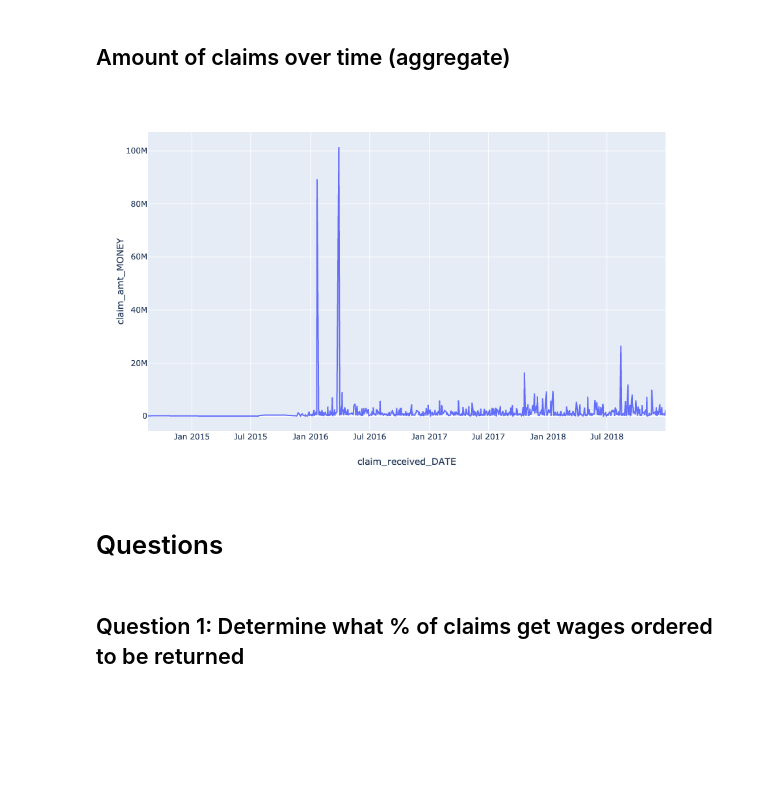
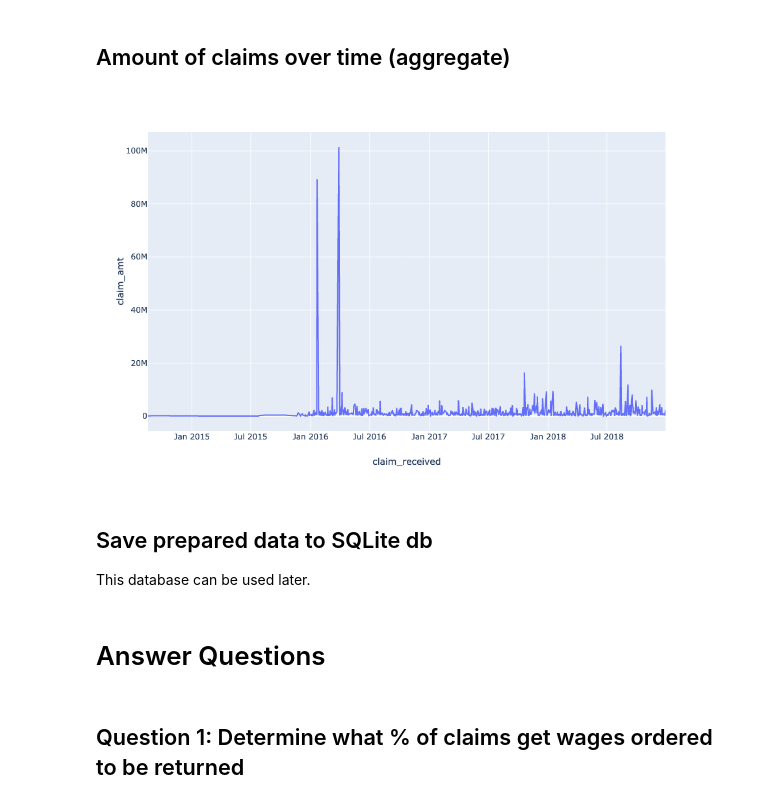
Before and after one commit to code-for-charlottesville/LAJC-Wage-Theft-Data, a Jupyter notebook: Work in progress/alvarado.ipynb, the cells around one changed output. Saved outputs shown, nothing was run; the diff lists cells and outputs as text; code cells hidden in the pictures; blank space fills up the shorter version.

Commit message:
Fixed money cols and other things

```diff
--- a/Work in progress/alvarado.ipynb
+++ b/Work in progress/alvarado.ipynb
@@ -205,0 +254,2 @@ with sqlite3.connect('lajc.db') as db:
+# %%
+df[bool_cols] = df[bool_cols].fillna('').astype('bool')
@@ -205,0 +268,2 @@ with sqlite3.connect('lajc.db') as db:
+# %%
+df['zip']  = df['zip'].fillna(0).astype('int')
@@ -205,0 +281,4 @@ with sqlite3.connect('lajc.db') as db:
+# %%
+nonempty_cols = codebook[~codebook['Values'].str.match('All missing')].index.tolist()
+# %%
+df = df[nonempty_cols]
@@ -231,7 +331,11 @@ px.line(df.groupby('claim_received_DATE')['claim_no'].count()\
 # %% [markdown]
 ## Amount of claims over time (aggregate)
 # %%
-px.line(df.groupby('claim_received_DATE')['claim_amt_MONEY'].sum().reset_index(),
-        x='claim_received_DATE',  y='claim_amt_MONEY')
+px.line(df.groupby('claim_received')['claim_amt'].sum().reset_index(),
+        x='claim_received',  y='claim_amt')
 # %% [output]
-[figure, old version]
+[figure, new version]
+# %% [markdown]
+## Save prepared data to SQLite db
+
+This database can be used later.
@@ -238,5 +346,5 @@ px.line(df.groupby('claim_received_DATE')['claim_amt_MONEY'].sum().reset_index()
 # %% [markdown]
-# Questions
+# Answer Questions
 # %% [markdown]
 ## Question 1: Determine what % of claims get wages ordered to be returned
 # %%
```
Also changed, not shown: parts of 48 cells of this notebook, 1 other file.
